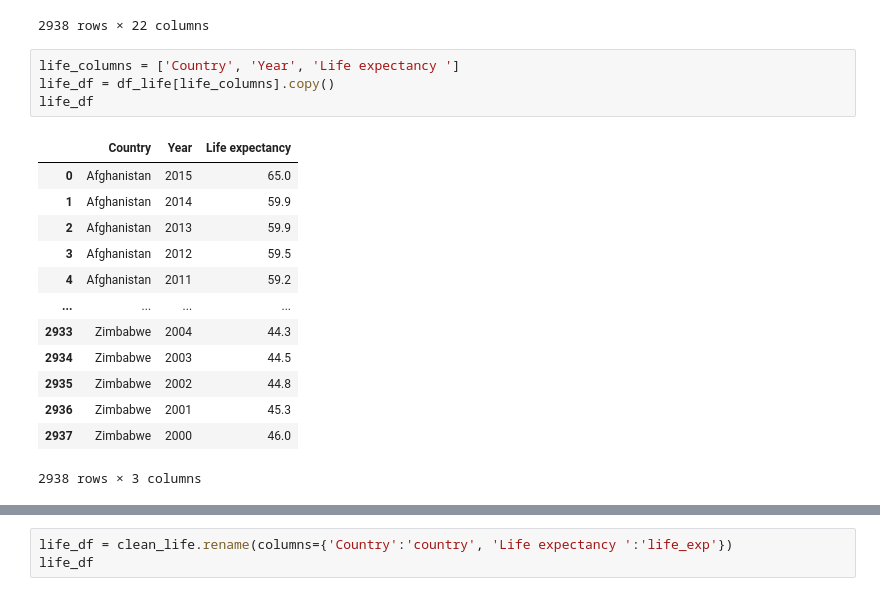
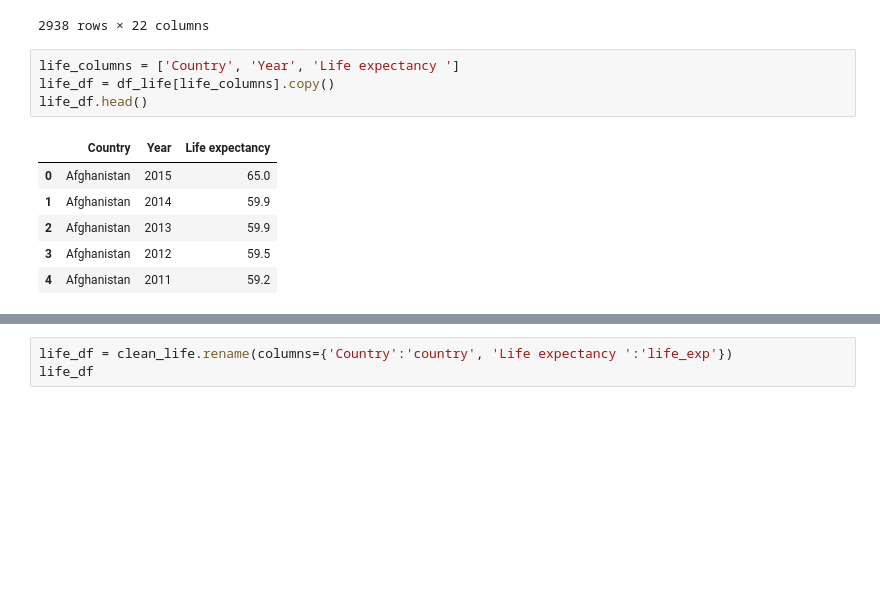
Before and after one commit to andrew-d-miller/etl-alcohol-world-data, a Jupyter notebook: alc_consumption.ipynb, the cells around one changed output, grey strips where cells are left out. Cells and saved outputs as stored; diff of their text form; blank space fills up the shorter version.

```diff
--- a/alc_consumption.ipynb
+++ b/alc_consumption.ipynb
@@ -158,20 +177,13 @@ df_life
 # %%
 life_columns = ['Country', 'Year', 'Life expectancy ']
 life_df = df_life[life_columns].copy()
-life_df
+life_df.head()
 # %% [output]
 |  | Country | Year | Life expectancy |
 | 0 | Afghanistan | 2015 | 65.0 |
 | 1 | Afghanistan | 2014 | 59.9 |
 | 2 | Afghanistan | 2013 | 59.9 |
 | 3 | Afghanistan | 2012 | 59.5 |
 | 4 | Afghanistan | 2011 | 59.2 |
-| ... | ... | ... | ... |
-| 2933 | Zimbabwe | 2004 | 44.3 |
-| 2934 | Zimbabwe | 2003 | 44.5 |
-| 2935 | Zimbabwe | 2002 | 44.8 |
-| 2936 | Zimbabwe | 2001 | 45.3 |
-| 2937 | Zimbabwe | 2000 | 46.0 |
-2938 rows × 3 columns
 # %%
 clean_life = life_df.loc[life_df["Year"] == 2015].drop(columns="Year")
```
Also changed, not shown: parts of 7 cells of this notebook, 1 other file.
